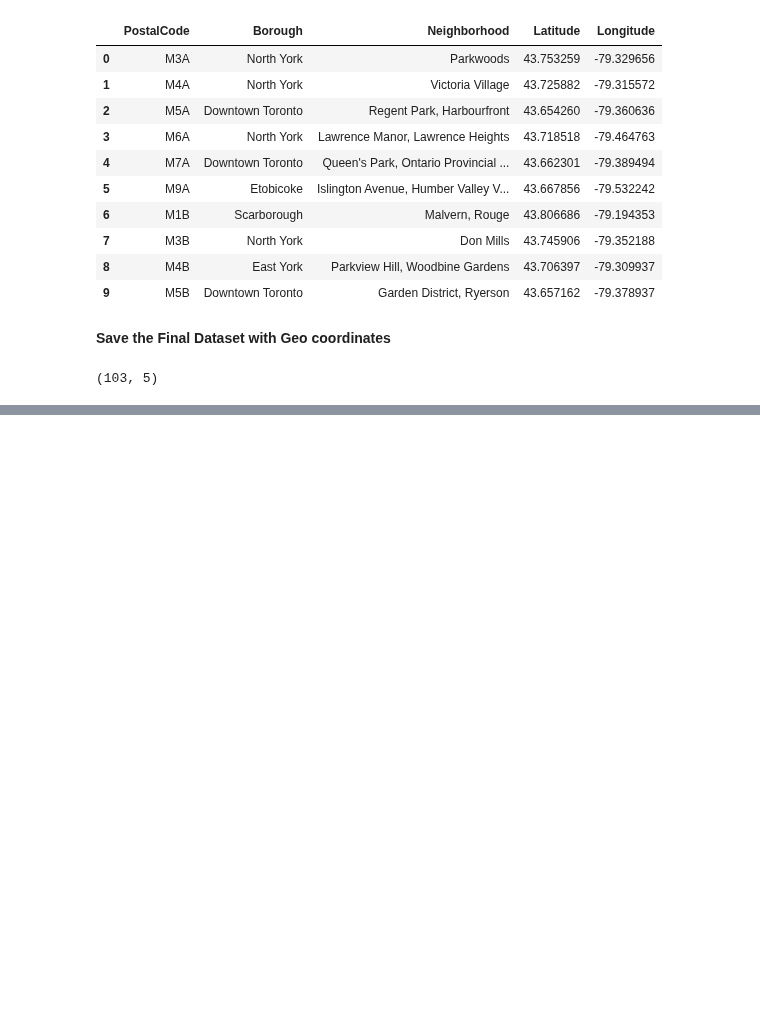
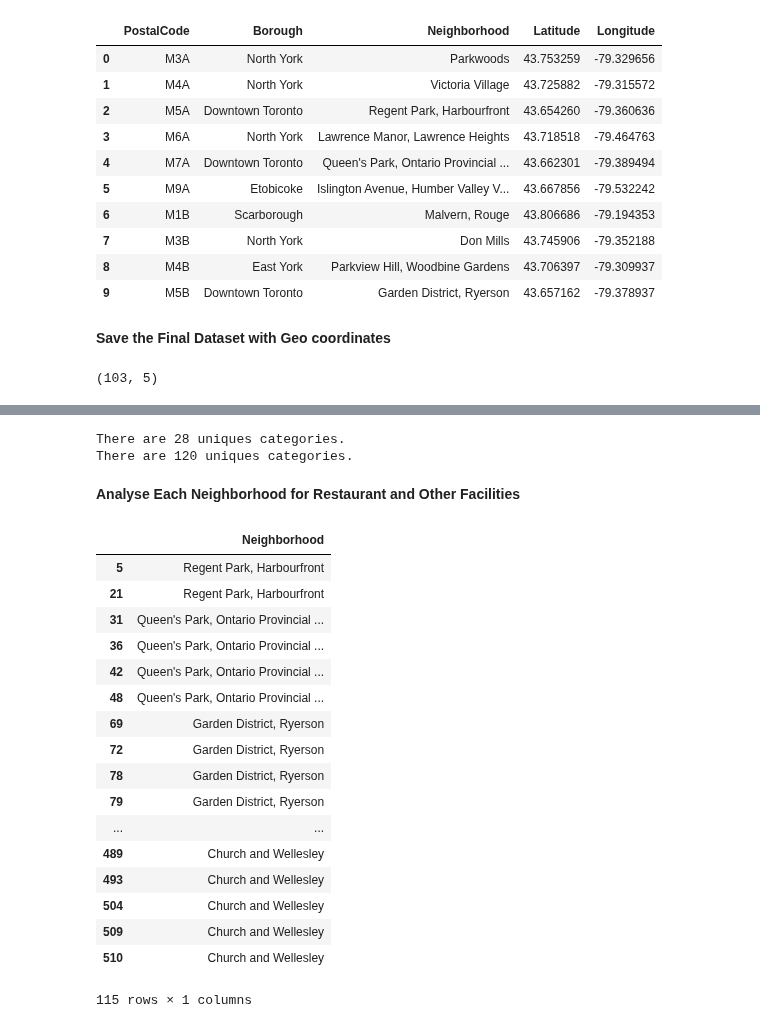
Before and after one commit to ManishShaw-94/Coursera_Capstone, a Jupyter notebook: Applied Data Science Capstone Project 3.ipynb, the cells around one changed output, grey strips where cells are left out. Saved outputs shown, nothing was run; the diff lists cells and outputs as text; code cells hidden in the pictures; blank space fills up the shorter version.

```diff
--- a/Applied Data Science Capstone Project 3.ipynb
+++ b/Applied Data Science Capstone Project 3.ipynb
@@ -262,0 +324,3 @@ Final_Dataset.shape
+# %%
+df_Toronoto_Downtown = df_FinalDataset[df_FinalDataset['Borough'] == 'Downtown Toronto'].reset_index(drop=True)
+df_Toronoto_Downtown.shape
@@ -262,0 +518,40 @@ Final_Dataset.shape
+# %%
+# Unique categories can be curated from all the returned venues
+
+print('There are {} uniques categories.'.format(len(df_RstaurantOnly['Venue Category'].unique())))
+print('There are {} uniques categories.'.format(len(df_AllOthers['Venue Category'].unique())))
+# %% [output]
+There are 28 uniques categories.
+There are 120 uniques categories.
+# %% [markdown]
+<b>Analyse Each Neighborhood for Restaurant and Other Facilities
+# %%
+# one hot encoding for both Restaurants only and All Others venue Category Dataset
+
+RestaurantOnly_onehot = pd.get_dummies(df_RstaurantOnly[['Venue Category']], prefix="", prefix_sep="")
+AllOthers_onehot = pd.get_dummies(df_AllOthers[['Venue Category']], prefix="", prefix_sep="")
+
+RestaurantOnly_onehot = pd.concat([df_RstaurantOnly['Neighborhood'], RestaurantOnly_onehot], axis = 1)
+AllOthers_onehot = pd.concat([df_AllOthers['Neighborhood'], AllOthers_onehot.drop(['Neighborhood'], axis = 1)], axis = 1)
+
+#RestaurantOnly_onehot.head()
+RestaurantOnly_onehot[['Neighborhood']]
+# %% [output]
+|  | Neighborhood |
+| 5 | Regent Park, Harbourfront |
+| 21 | Regent Park, Harbourfront |
+| 31 | Queen's Park, Ontario Provincial ... |
+| 36 | Queen's Park, Ontario Provincial ... |
+| 42 | Queen's Park, Ontario Provincial ... |
+| 48 | Queen's Park, Ontario Provincial ... |
+| 69 | Garden District, Ryerson |
+| 72 | Garden District, Ryerson |
+| 78 | Garden District, Ryerson |
+| 79 | Garden District, Ryerson |
+| ... | ... |
+| 489 | Church and Wellesley |
+| 493 | Church and Wellesley |
+| 504 | Church and Wellesley |
+| 509 | Church and Wellesley |
+| 510 | Church and Wellesley |
+115 rows × 1 columns
```
Also changed, not shown: parts of 39 cells of this notebook.
